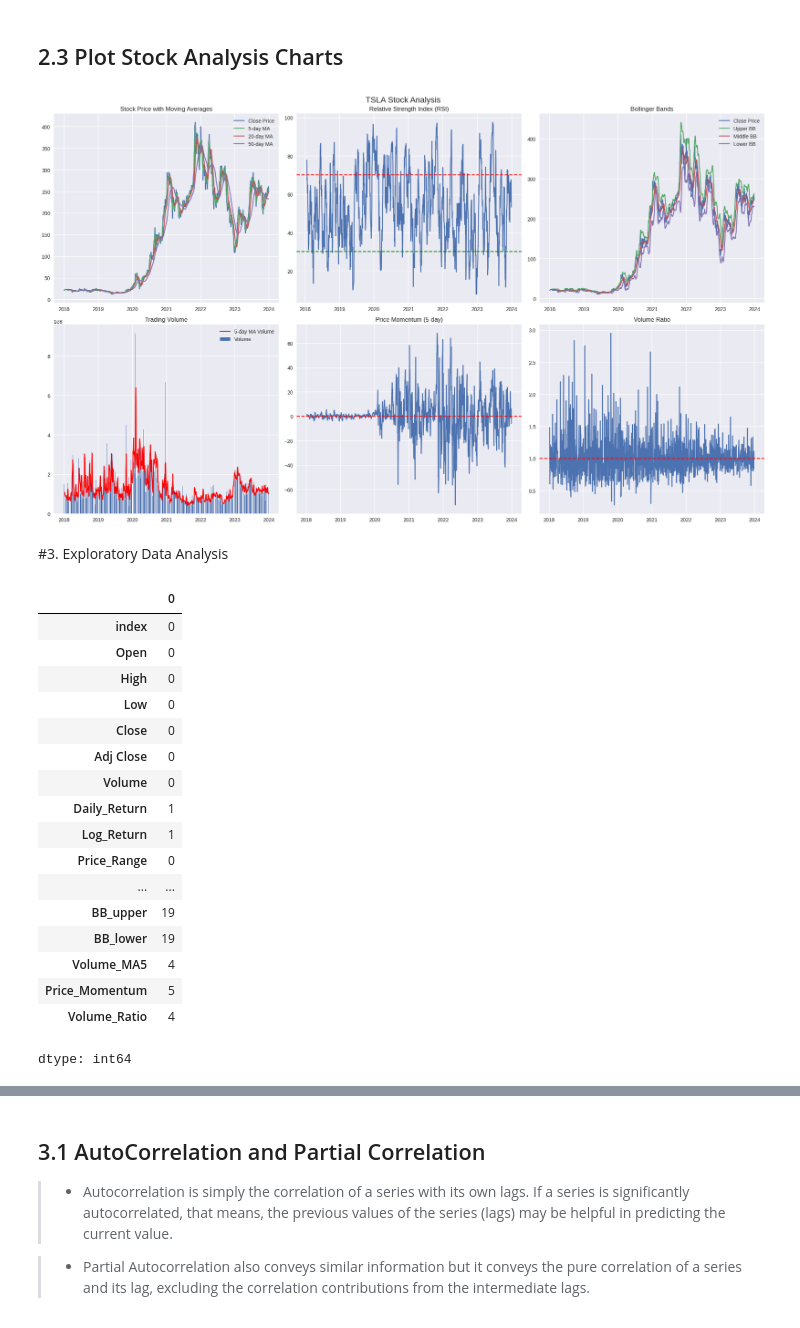
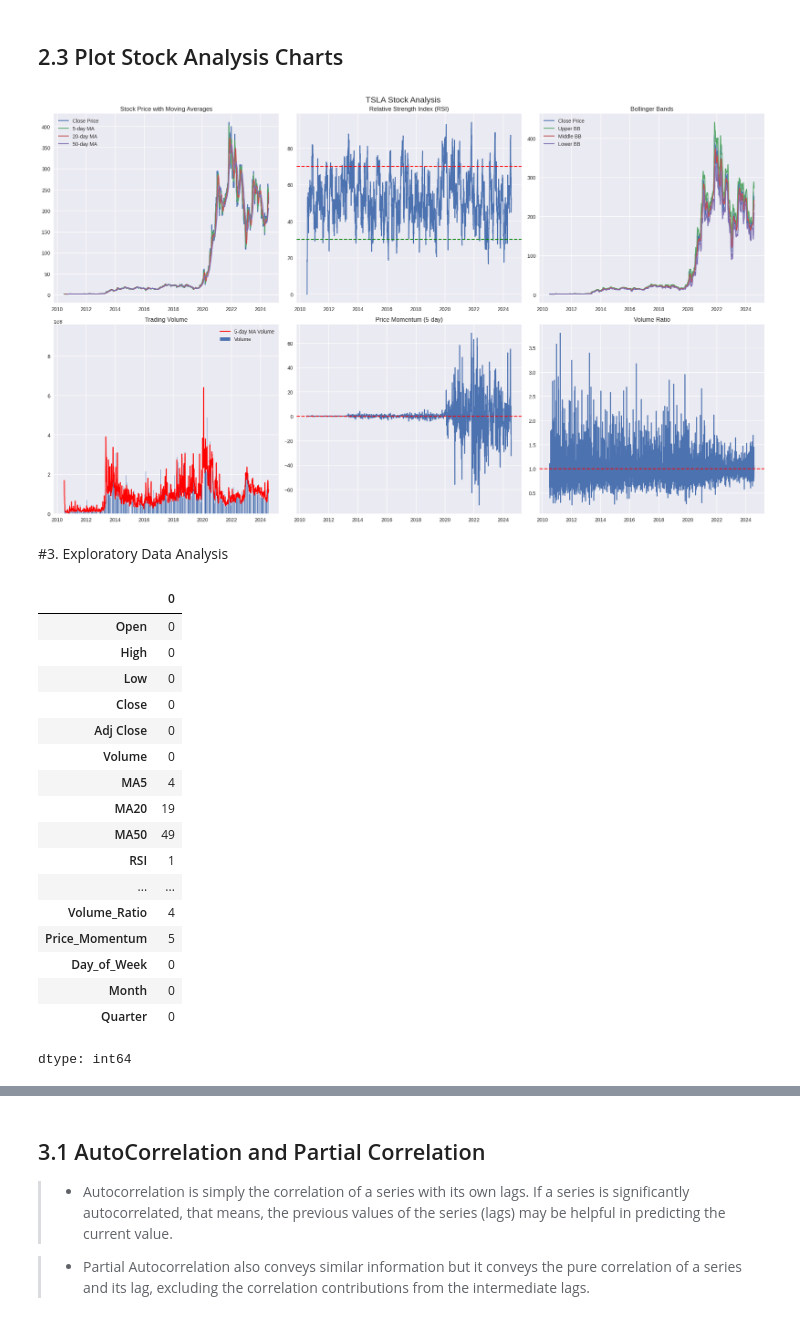
Before and after one commit to Foluwa/mscthesis, a Jupyter notebook: MSCTHESIS.ipynb, the cells around one changed output, grey strips where cells are left out. Drawn from its saved outputs; the diff is of its cells as text; code cells hidden in the pictures.

```diff
--- a/MSCTHESIS.ipynb
+++ b/MSCTHESIS.ipynb
@@ -98,5 +95,7 @@ plt.style.use('seaborn')
 # %%
 # Download data
 TICKER = "TSLA"
-target_column = 'Close'
-df = yf.download(TICKER, start="2018-01-01", end="2024-01-01").reset_index()
+df_tsla = pd.read_csv(f"{TICKER}.csv")
+
+# gs = yf.download(TICKER, start="2020-01-01", end="2021-01-01")
+# df_tsla = yf.download(TICKER, start="2011-01-01", end="2021-01-01")
@@ -289,101 +261,73 @@ df_clean[features].head()
 # %% [markdown]
 ## 2.3 Plot Stock Analysis Charts
 # %%
-# Calculate missing columns and add them to the DataFrame
-# Moving Averages
-df['MA5'] = df['Close'].rolling(window=5).mean()
-df['MA20'] = df['Close'].rolling(window=20).mean()
-df['MA50'] = df['Close'].rolling(window=50).mean()
-
-# Relative Strength Index (RSI)
-delta = df['Close'].diff()
-gain = (delta.where(delta > 0, 0)).rolling(window=14).mean()
-loss = (-delta.where(delta < 0, 0)).rolling(window=14).mean()
-rs = gain / loss
-df['RSI'] = 100 - (100 / (1 + rs))
-
-# Bollinger Bands
-std = df['Close'].rolling(window=20).std()
-df['BB_middle'] = df['MA20']
-df['BB_upper'] = df['BB_middle'] + (std * 2)
-df['BB_lower'] = df['BB_middle'] - (std * 2)
-
-# Volume Moving Average
-df['Volume_MA5'] = df['Volume'].rolling(window=5).mean()
-
-# Price Momentum
-df['Price_Momentum'] = df['Close'].diff(periods=5)
-
-# Volume Ratio
-df['Volume_Ratio'] = df['Volume'] / df['Volume_MA5']
-
 # Create a figure with 2 rows and 3 columns of subplots
 fig, axs = plt.subplots(2, 3, figsize=(20, 12))
 fig.suptitle('TSLA Stock Analysis', fontsize=16)
 
 # 1. Moving Averages
-axs[0, 0].plot(df.index, df['Close'], label='Close Price')
-axs[0, 0].plot(df.index, df['MA5'], label='5-day MA')
-axs[0, 0].plot(df.index, df['MA20'], label='20-day MA')
-axs[0, 0].plot(df.index, df['MA50'], label='50-day MA')
+axs[0, 0].plot(df_tsla.index, df_tsla['Close'], label='Close Price')
+axs[0, 0].plot(df_tsla.index, df_tsla['MA5'], label='5-day MA')
+axs[0, 0].plot(df_tsla.index, df_tsla['MA20'], label='20-day MA')
+axs[0, 0].plot(df_tsla.index, df_tsla['MA50'], label='50-day MA')
 axs[0, 0].set_title('Stock Price with Moving Averages')
 axs[0, 0].legend()
 
 # 2. RSI
-axs[0, 1].plot(df.index, df['RSI'], label='RSI')
+axs[0, 1].plot(df_tsla.index, df_tsla['RSI'], label='RSI')
 axs[0, 1].set_title('Relative Strength Index (RSI)')
 axs[0, 1].axhline(y=70, color='r', linestyle='--')
 axs[0, 1].axhline(y=30, color='g', linestyle='--')
 
 # 3. Bollinger Bands
-axs[0, 2].plot(df.index, df['Close'], label='Close Price')
-axs[0, 2].plot(df.index, df['BB_upper'], label='Upper BB')
-axs[0, 2].plot(df.index, df['BB_middle'], label='Middle BB')
-axs[0, 2].plot(df.index, df['BB_lower'], label='Lower BB')
+axs[0, 2].plot(df_tsla.index, df_tsla['Close'], label='Close Price')
+axs[0, 2].plot(df_tsla.index, df_tsla['BB_upper'], label='Upper BB')
+axs[0, 2].plot(df_tsla.index, df_tsla['BB_middle'], label='Middle BB')
+axs[0, 2].plot(df_tsla.index, df_tsla['BB_lower'], label='Lower BB')
 axs[0, 2].set_title('Bollinger Bands')
 axs[0, 2].legend()
 
 # 4. Volume
-axs[1, 0].bar(df.index, df['Volume'], label='Volume')
-axs[1, 0].plot(df.index, df['Volume_MA5'], color='r', label='5-day MA Volume')
+axs[1, 0].bar(df_tsla.index, df_tsla['Volume'], label='Volume')
+axs[1, 0].plot(df_tsla.index, df_tsla['Volume_MA5'], color='r', label='5-day MA Volume')
 axs[1, 0].set_title('Trading Volume')
 axs[1, 0].legend()
 
 # 5. Price Momentum
-axs[1, 1].plot(df.index, df['Price_Momentum'], label='Price Momentum')
+axs[1, 1].plot(df_tsla.index, df_tsla['Price_Momentum'], label='Price Momentum')
 axs[1, 1].set_title('Price Momentum (5-day)')
 axs[1, 1].axhline(y=0, color='r', linestyle='--')
 
 # 6. Volume Ratio
-axs[1, 2].plot(df.index, df['Volume_Ratio'], label='Volume Ratio')
+axs[1, 2].plot(df_tsla.index, df_tsla['Volume_Ratio'], label='Volume Ratio')
 axs[1, 2].set_title('Volume Ratio')
 axs[1, 2].axhline(y=1, color='r', linestyle='--')
 
 # Adjust layout and display the plot
 plt.tight_layout()
 plt.show()
 # %% [output]
-[figure, old version]
+[figure, new version]
 # %% [markdown]
 #3. Exploratory Data Analysis
 # %%
-df.isnull().sum()
+df_tsla.isnull().sum()
 # %% [output]
 |  | 0 |
-| index | 0 |
 | Open | 0 |
 | High | 0 |
 | Low | 0 |
 | Close | 0 |
 | Adj Close | 0 |
 | Volume | 0 |
-| Daily_Return | 1 |
-| Log_Return | 1 |
-| Price_Range | 0 |
+| MA5 | 4 |
+| MA20 | 19 |
+| MA50 | 49 |
+| RSI | 1 |
 | ... | ... |
-| BB_upper | 19 |
-| BB_lower | 19 |
-| Volume_MA5 | 4 |
+| Volume_Ratio | 4 |
 | Price_Momentum | 5 |
-| Volume_Ratio | 4 |
+| Day_of_Week | 0 |
+| Month | 0 |
+| Quarter | 0 |
 dtype: int64
```
Also changed, not shown: parts of 132 cells of this notebook, 1 other file.
